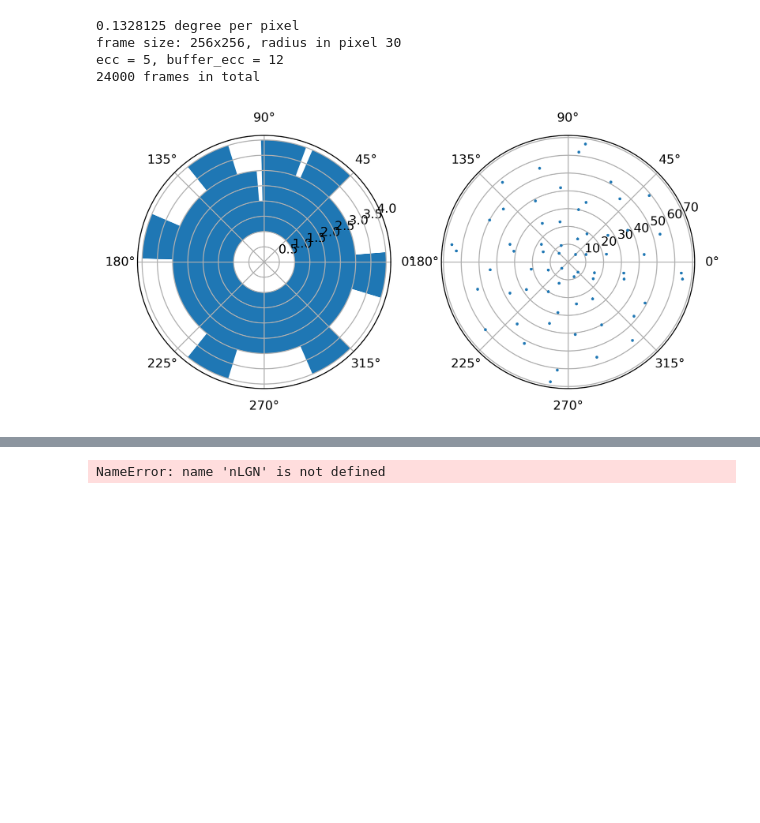
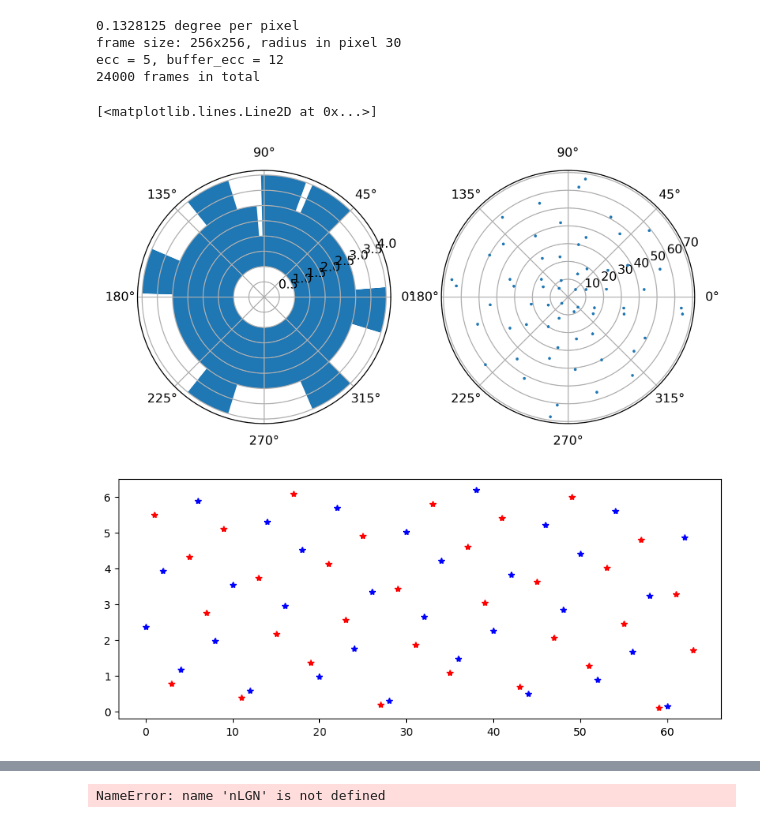
Before and after one commit to g13/patchV1, a Jupyter notebook: ext_input.ipynb, the cells around one changed output, grey strips where cells are left out. Cells and saved outputs as stored; diff of their text form; code cells hidden in the pictures; blank space fills up the shorter version.

```diff
--- a/ext_input.ipynb
+++ b/ext_input.ipynb
@@ -158,19 +163,24 @@ LMS_series = generate_grating(1.0, SF, TF, orient, 512, crest, valley, video_fn,
 #path = 'D:/scratch/patchV1/resource/'
 path = '/home/wd/resource/input/'
 #theme = 'stage_II-SP10_opposed_single_dir'
-theme = 'stage_II-SP30-hS'
+#theme = 'stage_II-SP10x10-block'
+theme = 'stage_II-SP10'
 nseq = 64
 nrepeat = 1 # of each seq
-range_deg0 = 10 # the starting eccentricity of the wave
-range_deg = 10 # the eccentricity of the visual field
-seed = 3917566
+range_deg0 = 40 # the starting eccentricity of the wave
+range_deg = 40 # the eccentricity of the visual field
+seed = 89762345
+offset = True
 seq_type = 'opponent'
-#preset_orient = np.tile(np.array([0, np.pi]), (16,))
-#preset_orient = np.tile(np.array([0]), (32,))
-#preset_orient = np.tile(np.array([np.pi/4, np.pi*3/4]), (32,))
-#preset_orient = np.repeat(np.array([np.pi/4, np.pi*3/4]), 32)
-#preset_orient = np.tile(np.array([np.pi/4, np.pi*3/4, np.pi*5/4, np.pi*7/4]), (16,))
-#preset_orient = np.hstack((np.tile(np.array([np.pi/4, np.pi*5/4]), (16,)), np.tile(np.array([np.pi*3/4, np.pi*7/4]), (16,))))
+if seq_type == 'preset':
+    preset_orient = np.tile(np.array([0, np.pi, np.pi/2, np.pi*3/2]), (1,))
+    #preset_orient = np.tile(np.array([0]), (2,))
+    #preset_orient = np.tile(np.array([np.pi/4, np.pi*3/4]), (2,))
+    #preset_orient = np.repeat(np.array([np.pi/4, np.pi*3/4]), 2)
+    #preset_orient = np.tile(np.array([np.pi/4, np.pi*3/4, np.pi*5/4, np.pi*7/4]), (16,))
+    #preset_orient = np.hstack((np.tile(np.array([np.pi/4, np.pi*5/4]), (16,)), np.tile(np.array([np.pi*3/4, np.pi*7/4]), (16,))))
+    #preset_orient = np.array([0, np.pi, np.pi*2/3, (1+2/3)*np.pi, 1/3*np.pi, (1+1/3)*np.pi])
+    nseq = preset_orient.size
 if nrepeat > 1:
     fn = f'{nseq}x{nrepeat}-{seq_type}'
 else:
@@ -181,10 +191,11 @@ else:
     fn = fn + f'_{range_deg}-{range_deg0}_{theme}'
 video_fn = path + fn
 reverse = False
-resolution = 128
+resolution = 96
 speed = 2 # degree/s
 
-SF = np.array([1/30, 1/30])
+SF = np.array([1/10, 1/10]) # cycle/deg
+length = 0 #deg
 center = np.pi/2
 wing = np.pi/2
 amp = np.array([1.0,1.0])
@@ -204,30 +215,36 @@ match seq_type:
     case 'sequential':
         dorient = np.pi*2/nseq
         orient = np.linspace(0, np.pi*2-dorient, nseq)
     case 'preset':
         orient = preset_orient
     case other:
         if type(seq_type) == int or float:
             orient = np.array([seq_type*np.pi/180]*nseq)
         else:
             raise Exception('not implemented')
 
 # video file has x-axis flipped orientation
 flipped_orient = 2*np.pi - orient
 sliced = np.arange(nseq)
 fig = plt.figure('orient dist.', figsize = (8,4), dpi =300)
 ax = fig.add_subplot(121, polar=True)
 edges = np.linspace(0, 2*np.pi, 30)
 counts, _ = np.histogram(flipped_orient[sliced], bins=edges)
 centers = (edges[:-1] + edges[1:])/2
 radi = max(min(counts),1)
 nbins = 10
 ax.bar(centers, counts, width = 2*np.pi*radi/nbins*0.6, bottom=radi)
 ax = fig.add_subplot(122, polar=True)
 nsliced = sliced.size
 ax.plot(flipped_orient[sliced], np.arange(nsliced)+5,'*', ms = 2.0)
 #orient = np.pi/4
 #print(f'wave orientation: {orient*180/np.pi}')
 virtual_LGN = 0
+fig, ax = plt.subplots(figsize = (10,4))
+pseq = min(64,nseq)
+ax.plot(np.arange(0,pseq,2), orient[0:pseq:2],'*b')
+ax.plot(np.arange(0,pseq,2)+1, orient[1:pseq:2],'*r')
 # %% [output]
+[<matplotlib.lines.Line2D at 0x...>]
 [figure]
+[figure, added]
```
Also changed, not shown: parts of 10 cells of this notebook, 31 other files.
